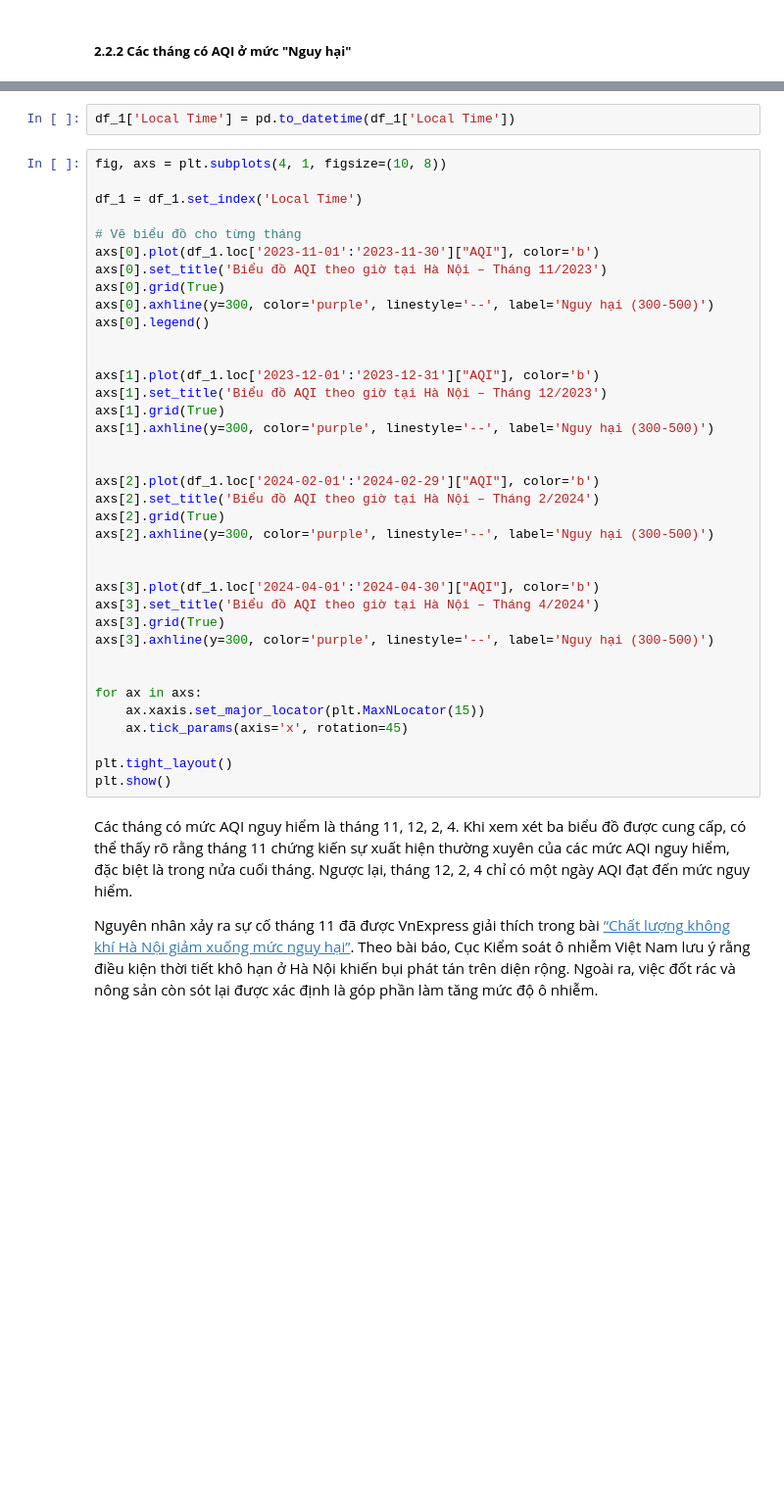
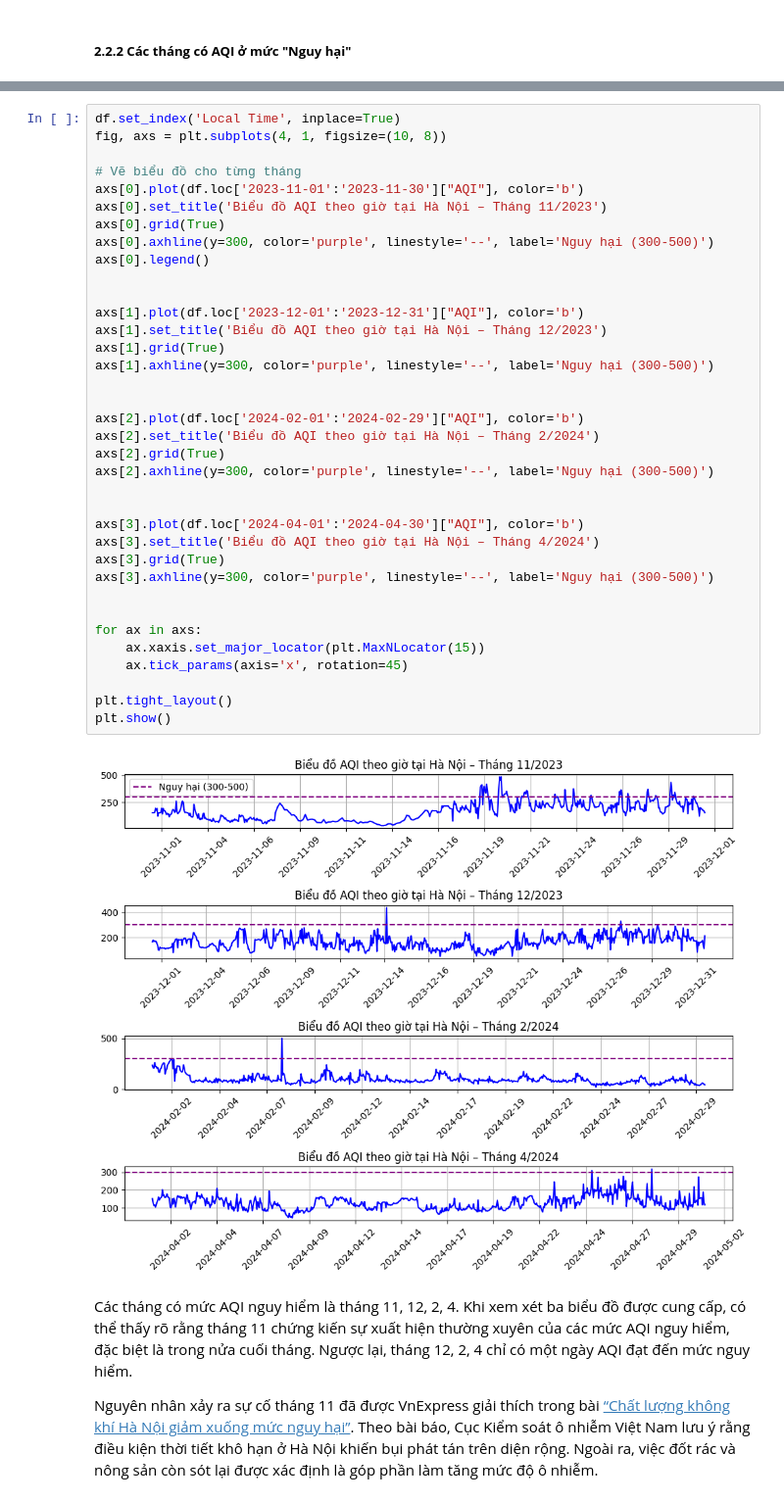
Before and after one commit to HoangHumg1210/Air_Quality-Analysis_HN, a Jupyter notebook: data/Exploratory Data Analysis.ipynb, the cells around one changed output, grey strips where cells are left out. Shown at 98% size. Saved outputs shown, nothing was run; the diff lists cells and outputs as text; blank space fills up the shorter version.

```diff
--- a/data/Exploratory Data Analysis.ipynb
+++ b/data/Exploratory Data Analysis.ipynb
@@ -128,40 +180,39 @@ print(months_over_300[['year', 'month', 'mean_AQI', 'count_hazardous']])
-# %%
-df_1['Local Time'] = pd.to_datetime(df_1['Local Time'])
 # %%
+df.set_index('Local Time', inplace=True)
 fig, axs = plt.subplots(4, 1, figsize=(10, 8))
 
-df_1 = df_1.set_index('Local Time')
-
 # Vẽ biểu đồ cho từng tháng
-axs[0].plot(df_1.loc['2023-11-01':'2023-11-30']["AQI"], color='b')
+axs[0].plot(df.loc['2023-11-01':'2023-11-30']["AQI"], color='b')
 axs[0].set_title('Biểu đồ AQI theo giờ tại Hà Nội – Tháng 11/2023')
 axs[0].grid(True)
 axs[0].axhline(y=300, color='purple', linestyle='--', label='Nguy hại (300-500)')
 axs[0].legend()
 
 
-axs[1].plot(df_1.loc['2023-12-01':'2023-12-31']["AQI"], color='b')
+axs[1].plot(df.loc['2023-12-01':'2023-12-31']["AQI"], color='b')
 axs[1].set_title('Biểu đồ AQI theo giờ tại Hà Nội – Tháng 12/2023')
 axs[1].grid(True)
 axs[1].axhline(y=300, color='purple', linestyle='--', label='Nguy hại (300-500)')
 
 
-axs[2].plot(df_1.loc['2024-02-01':'2024-02-29']["AQI"], color='b')
+axs[2].plot(df.loc['2024-02-01':'2024-02-29']["AQI"], color='b')
 axs[2].set_title('Biểu đồ AQI theo giờ tại Hà Nội – Tháng 2/2024')
 axs[2].grid(True)
 axs[2].axhline(y=300, color='purple', linestyle='--', label='Nguy hại (300-500)')
 
 
-axs[3].plot(df_1.loc['2024-04-01':'2024-04-30']["AQI"], color='b')
+axs[3].plot(df.loc['2024-04-01':'2024-04-30']["AQI"], color='b')
 axs[3].set_title('Biểu đồ AQI theo giờ tại Hà Nội – Tháng 4/2024')
 axs[3].grid(True)
 axs[3].axhline(y=300, color='purple', linestyle='--', label='Nguy hại (300-500)')
 
 
 for ax in axs:
     ax.xaxis.set_major_locator(plt.MaxNLocator(15))
     ax.tick_params(axis='x', rotation=45)
 
 plt.tight_layout()
 plt.show()
+# %% [output]
+[figure, added]
 # %% [markdown]
```
Also changed, not shown: parts of 40 cells of this notebook, 1 other file.
